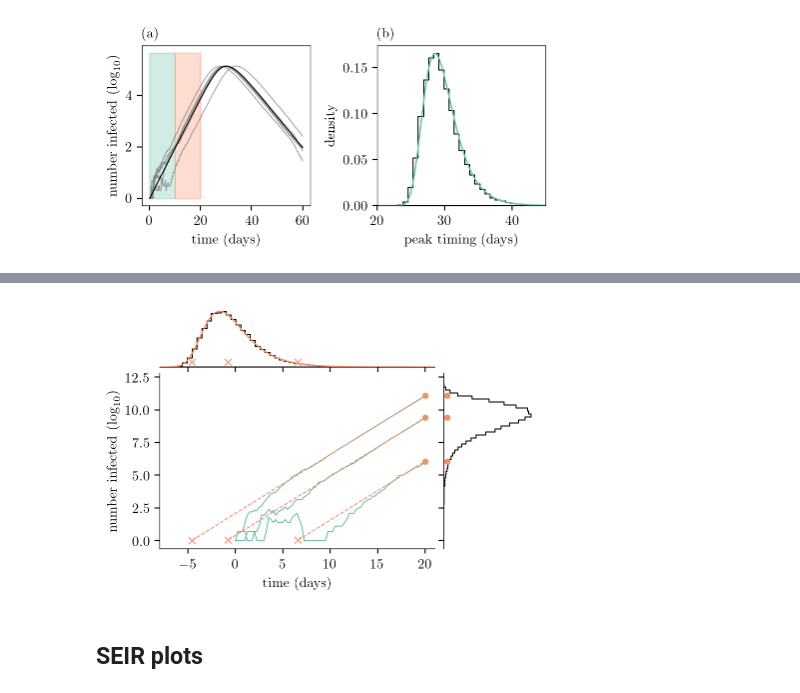
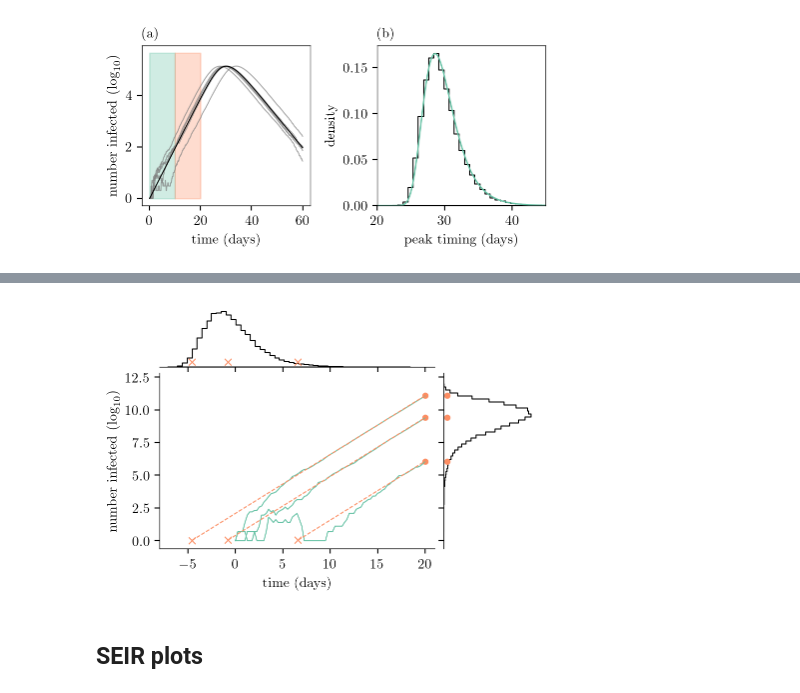
Before and after one commit to djmorris7/Computation_of_random_time-shifts, a Jupyter notebook: plots.ipynb, the cells around one changed output, grey strips where cells are left out. Drawn from its saved outputs; the diff is of its cells as text; code cells hidden in the pictures.

```diff
--- a/plots.ipynb
+++ b/plots.ipynb
@@ -238,7 +349,7 @@ sns.histplot(
     lw=0.75,
 )
 # Overlay the estimated PDF
-ax_histx.plot(-df_pdf_vals["t"], df_pdf_vals["pdf"], color="C1", lw=1.0)
+# ax_histx.plot(-df_pdf_vals["t"], df_pdf_vals["pdf"], color="C1", lw=1.0)
 
 for q in quantiles:
     x = df_tau_mapping.loc[df_tau_mapping["type"] == "proj_" + str(q), "x0"].iloc[0]
@@ -247,34 +358,34 @@ for q in quantiles:
     t_lin = t_range_lin[t_range_lin <= 20]
     y_lin = log_det_linear(x, y, t_lin, r)
     idx = np.searchsorted(y_lin > 0, 1)
     ax.plot(t_lin[y_lin >= 0], y_lin[y_lin >= 0], ls="--", color="C1", lw=0.75)
     ax.scatter(t_lin[idx], y_lin[idx], s=24, color="C1", marker="x")
     ax_histx.scatter(t_lin[idx], 0.015, s=24, color="C1", marker="x")
 
     ax.scatter(20, log_det_linear(x, y, 20, r), s=12, color="C1")
     ax_histy.scatter(0.015, log_det_linear(x, y, 20, r), s=12, color="C1")
 
 
 ax.spines[["top", "right"]].set_visible(False)
 ax_histx.spines[["top", "left", "right"]].set_visible(False)
 ax_histy.spines[["top", "bottom", "right"]].set_visible(False)
 ax_histx.set_xlabel(None)
 ax_histx.set_ylabel(None)
 ax_histy.set_xlabel(None)
 ax_histy.set_ylabel(None)
 
 ax_histx.xaxis.set_tick_params(labelbottom=False, bottom=True)
 ax_histx.yaxis.set_tick_params(labelbottom=False, bottom=False)
 ax_histy.xaxis.set_tick_params(labelleft=False, bottom=False)
 ax_histy.yaxis.set_tick_params(labelleft=False, bottom=True)
 
 ax.set_xlim(-8, t_prime + 1)
 ax.set_ylabel("number infected " + r"$(\log_{10})$")
 ax.set_xlabel("time (days)")
 fig.tight_layout()
 fig.savefig(figures_dir + "Figure2.pdf", dpi=300, bbox_inches="tight")
 # %% [output]
-[figure, old version]
+[figure, new version]
 # %% [markdown]
 ## SEIR plots
 # %%
```
Also changed, not shown: parts of 14 cells of this notebook, 13 other files.
